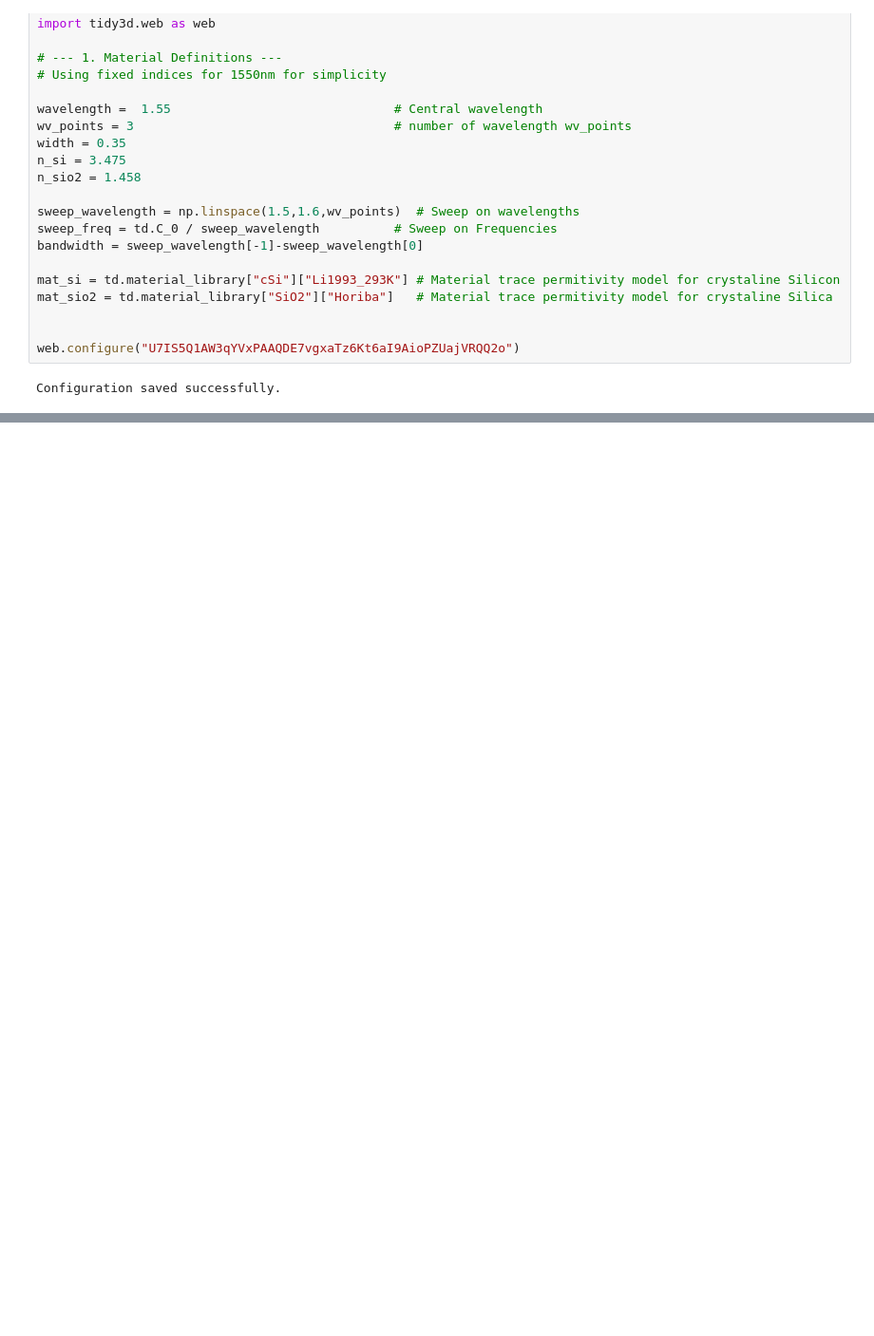
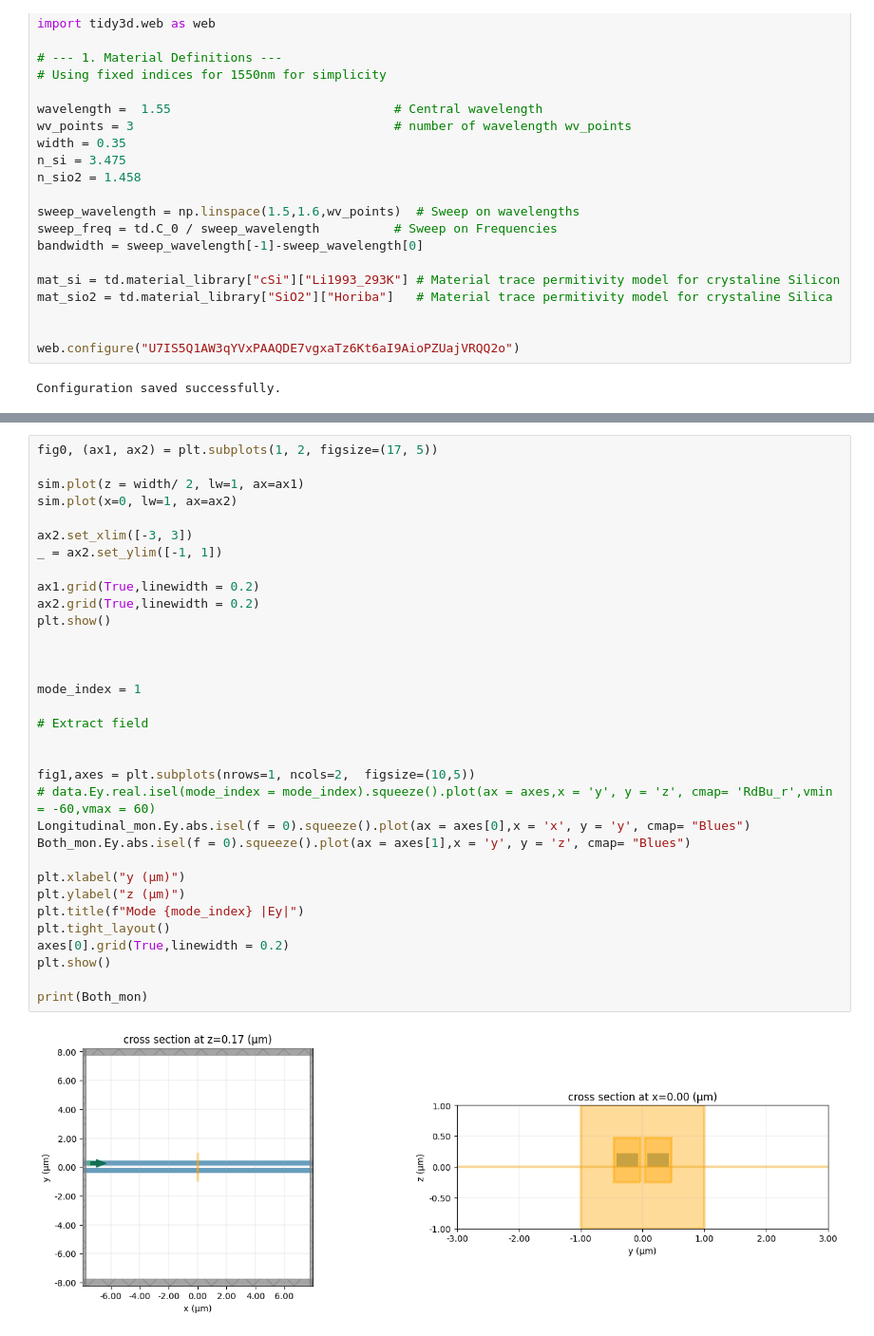
Before and after one commit to Juanes2001/GDS_py_TDY_venv, a Jupyter notebook: notebooks/HOM2_point2.ipynb, the cells around one changed output, grey strips where cells are left out. Shown at 95% size. Drawn from its saved outputs; the diff is of its cells as text; blank space fills up the shorter version.

```diff
--- a/notebooks/HOM2_point2.ipynb
+++ b/notebooks/HOM2_point2.ipynb
@@ -241,0 +214,35 @@ plt.show()
+# %%
+fig0, (ax1, ax2) = plt.subplots(1, 2, figsize=(17, 5))
+
+sim.plot(z = width/ 2, lw=1, ax=ax1)
+sim.plot(x=0, lw=1, ax=ax2)
+
+ax2.set_xlim([-3, 3])
+_ = ax2.set_ylim([-1, 1])
+
+ax1.grid(True,linewidth = 0.2)
+ax2.grid(True,linewidth = 0.2)
+plt.show()
+
+
+
+mode_index = 1
+
+# Extract field
+
+
+fig1,axes = plt.subplots(nrows=1, ncols=2,  figsize=(10,5))
+# data.Ey.real.isel(mode_index = mode_index).squeeze().plot(ax = axes,x = 'y', y = 'z', cmap= 'RdBu_r',vmin = -60,vmax = 60)
+Longitudinal_mon.Ey.abs.isel(f = 0).squeeze().plot(ax = axes[0],x = 'x', y = 'y', cmap= "Blues")
+Both_mon.Ey.abs.isel(f = 0).squeeze().plot(ax = axes[1],x = 'y', y = 'z', cmap= "Blues")
+
+plt.xlabel("y (μm)")
+plt.ylabel("z (μm)")
+plt.title(f"Mode {mode_index} |Ey|")
+plt.tight_layout()
+axes[0].grid(True,linewidth = 0.2)
+plt.show()
+
+print(Both_mon)
+# %% [output]
+[figure, added]
```
Also changed, not shown: parts of 2 cells of this notebook.
